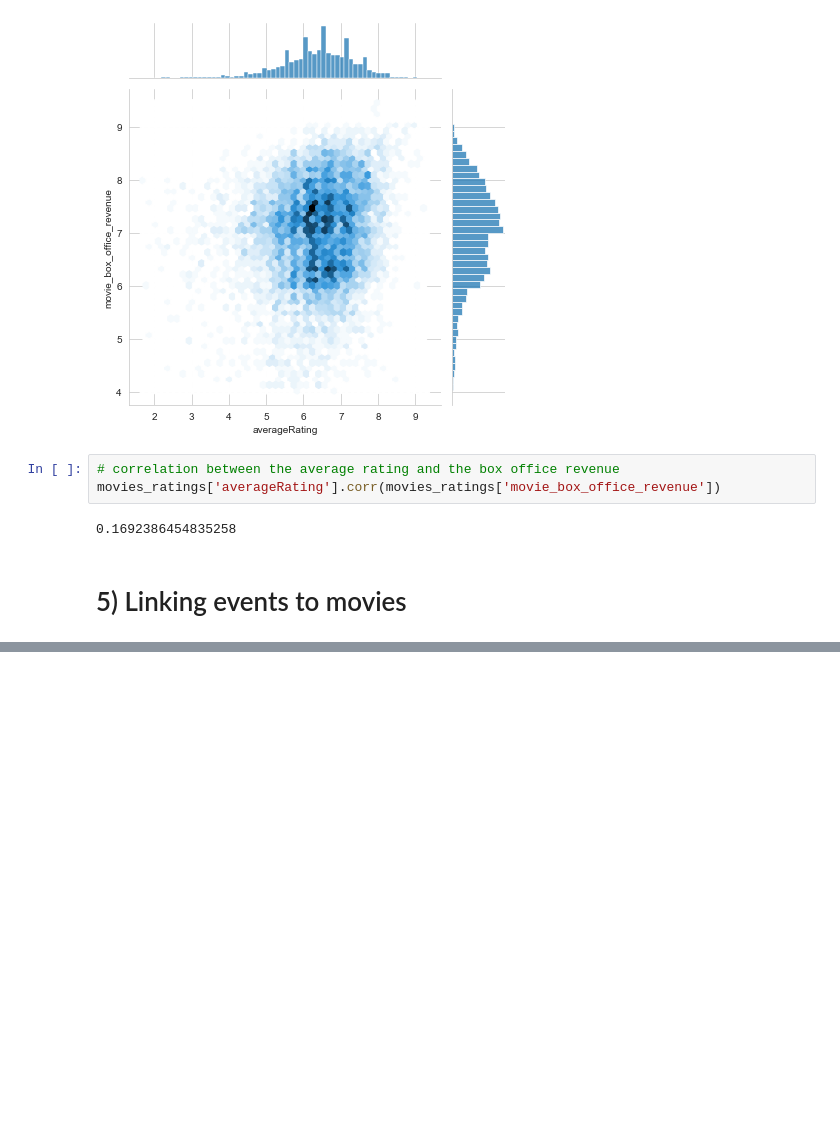
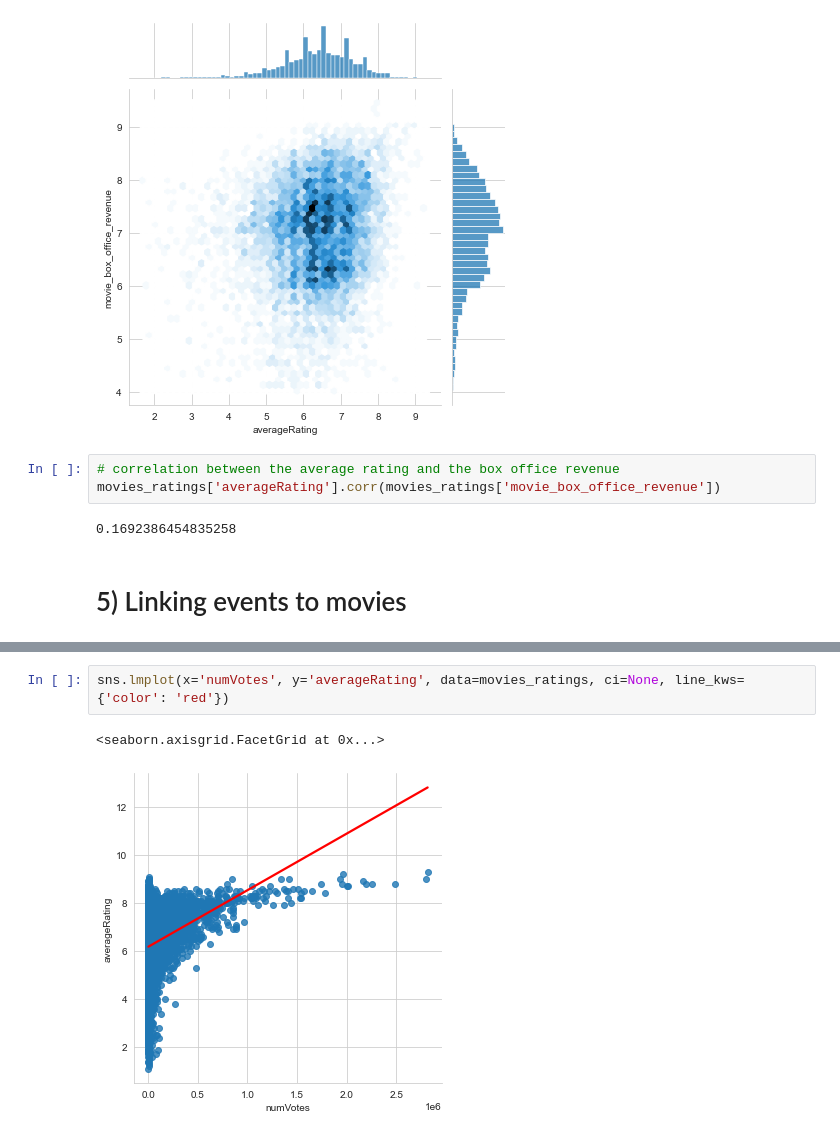
Before and after one commit to epfl-ada/ada-2023-project-adhd2023, a Jupyter notebook: milestone2.ipynb, the cells around one changed output, grey strips where cells are left out. Cells and saved outputs as stored; diff of their text form; blank space fills up the shorter version.

```diff
--- a/milestone2.ipynb
+++ b/milestone2.ipynb
@@ -573,0 +686,5 @@ df_roles.sample(10)
+# %%
+sns.lmplot(x='numVotes', y='averageRating', data=movies_ratings, ci=None, line_kws={'color': 'red'})
+# %% [output]
+<seaborn.axisgrid.FacetGrid at 0x...>
+[figure, added]
```
Also changed, not shown: parts of 16 cells of this notebook.
